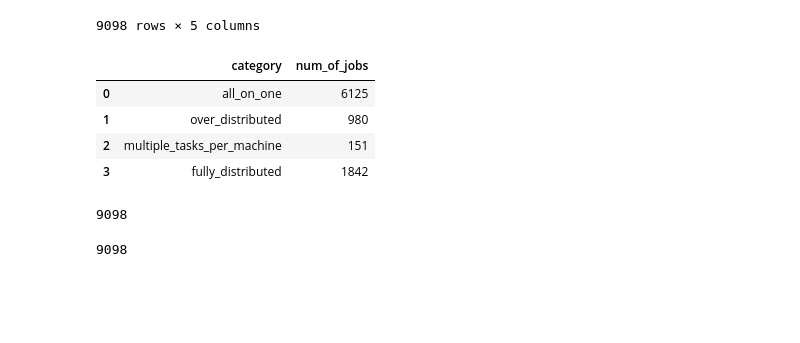
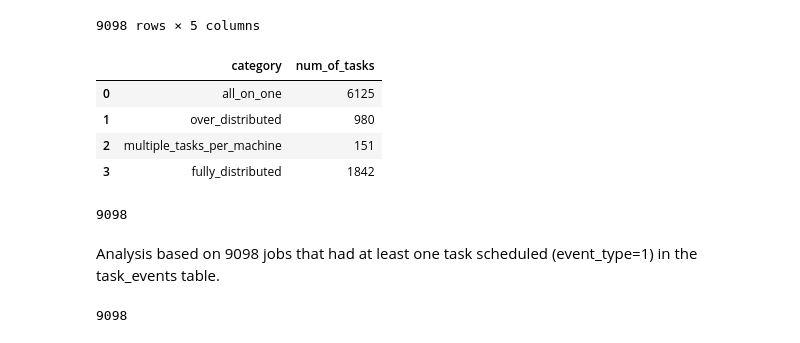
Before and after one commit to len-rtz/LDMS-google-traces-spark, a Jupyter notebook: google_cluster_analysis.ipynb, the cells around one changed output. Drawn from its saved outputs; the diff is of its cells as text; code cells hidden in the pictures; blank space fills up the shorter version.

```diff
--- a/google_cluster_analysis.ipynb
+++ b/google_cluster_analysis.ipynb
@@ -584,10 +587,10 @@ task_per_machine.toPandas()
 | 9097 | 6318529408 | 1 | 1 | 1.000000 | all_on_one |
 9098 rows × 5 columns
 # %%
-category_counts = task_per_machine.groupBy("category").agg(F.count("*").alias("num_of_jobs"))
+category_counts = task_per_machine.groupBy("category").agg(F.count("*").alias("num_of_tasks"))
 category_counts.toPandas()
 # %% [output]
-|  | category | num_of_jobs |
+|  | category | num_of_tasks |
 | 0 | all_on_one | 6125 |
 | 1 | over_distributed | 980 |
 | 2 | multiple_tasks_per_machine | 151 |
@@ -598,6 +601,8 @@ total_scheduled_jobs = task_per_machine.select("job_id").distinct().count()
 total_scheduled_jobs
 # %% [output]
 9098
+# %% [markdown]
+Analysis based on 9098 jobs that had at least one task scheduled (event_type=1) in the task_events table.
 # %%
 # to verify the number of total_jobs, this line checks the unique jobs in df_jobs_scheduled
 # which is a dataframe of task_events with event_type = 1
```
Also changed, not shown: parts of 52 cells of this notebook, 2 other files.
